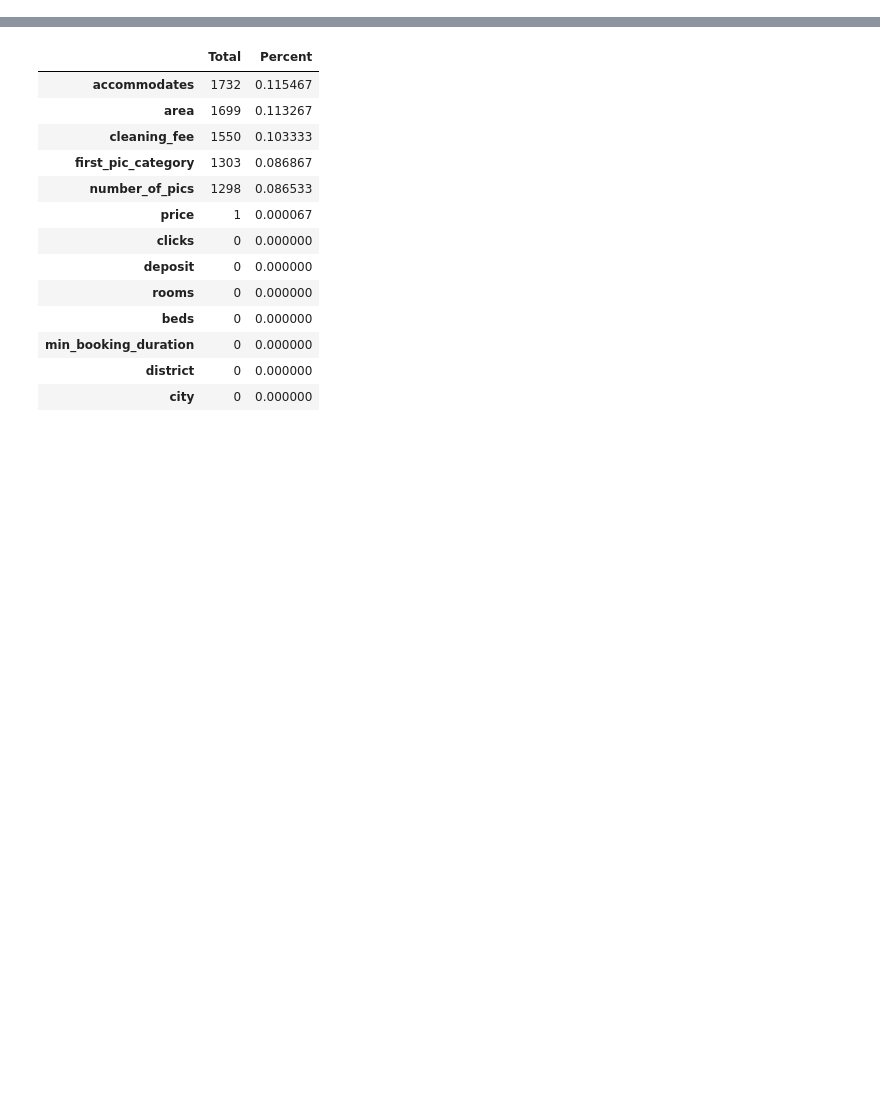
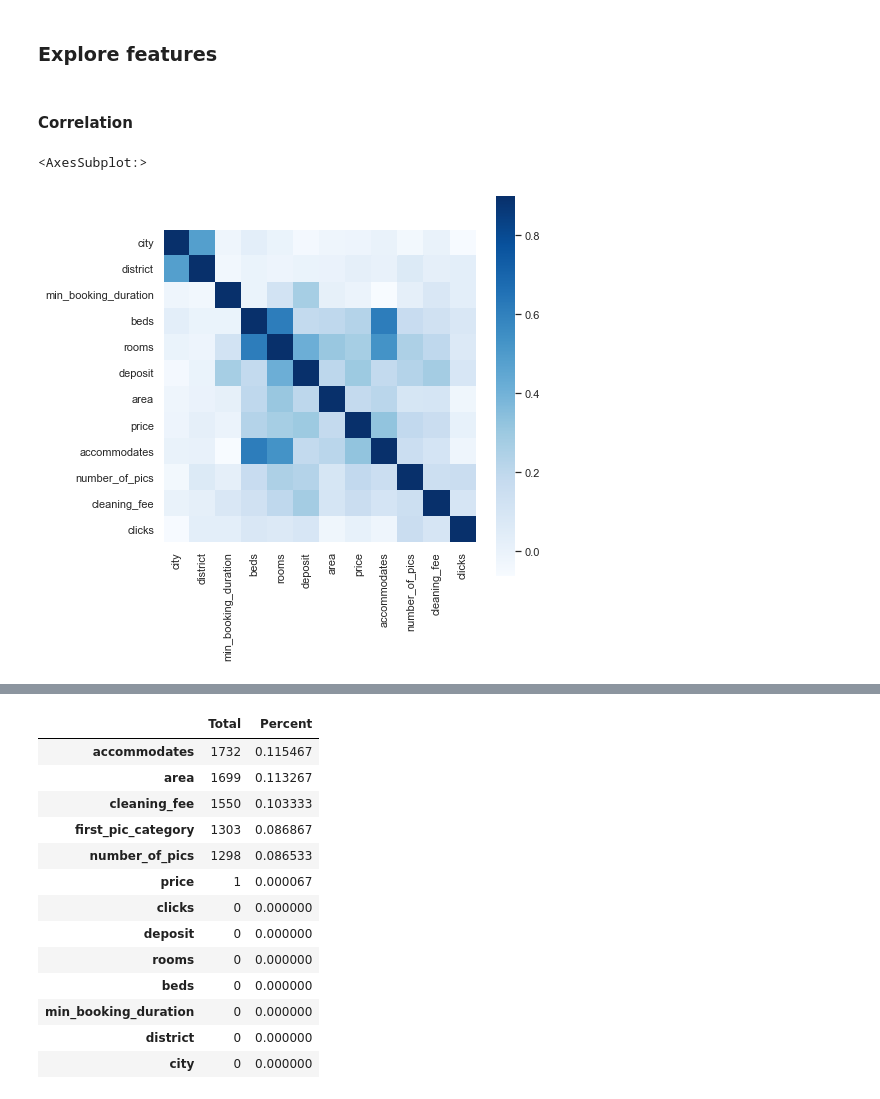
Before and after one commit to HichamKyouma/click-number-predictor, a Jupyter notebook: notebooks/eda.ipynb, the cells around one changed output, grey strips where cells are left out. Drawn from its saved outputs; the diff is of its cells as text; code cells hidden in the pictures; blank space fills up the shorter version.

```diff
--- a/notebooks/eda.ipynb
+++ b/notebooks/eda.ipynb
@@ -37,0 +48,11 @@ sns.displot(df.clicks)df.clicks)
+# %% [markdown]
+### Explore features
+# %% [markdown]
+#### Correlation
+# %%
+corr = df.corr()
+plt.subplots(figsize=(7,7))
+sns.heatmap(corr, vmax=0.9, cmap="Blues", square=True)
+# %% [output]
+<AxesSubplot:>
+[figure, added]
```
Also changed, not shown: parts of 26 cells of this notebook.
